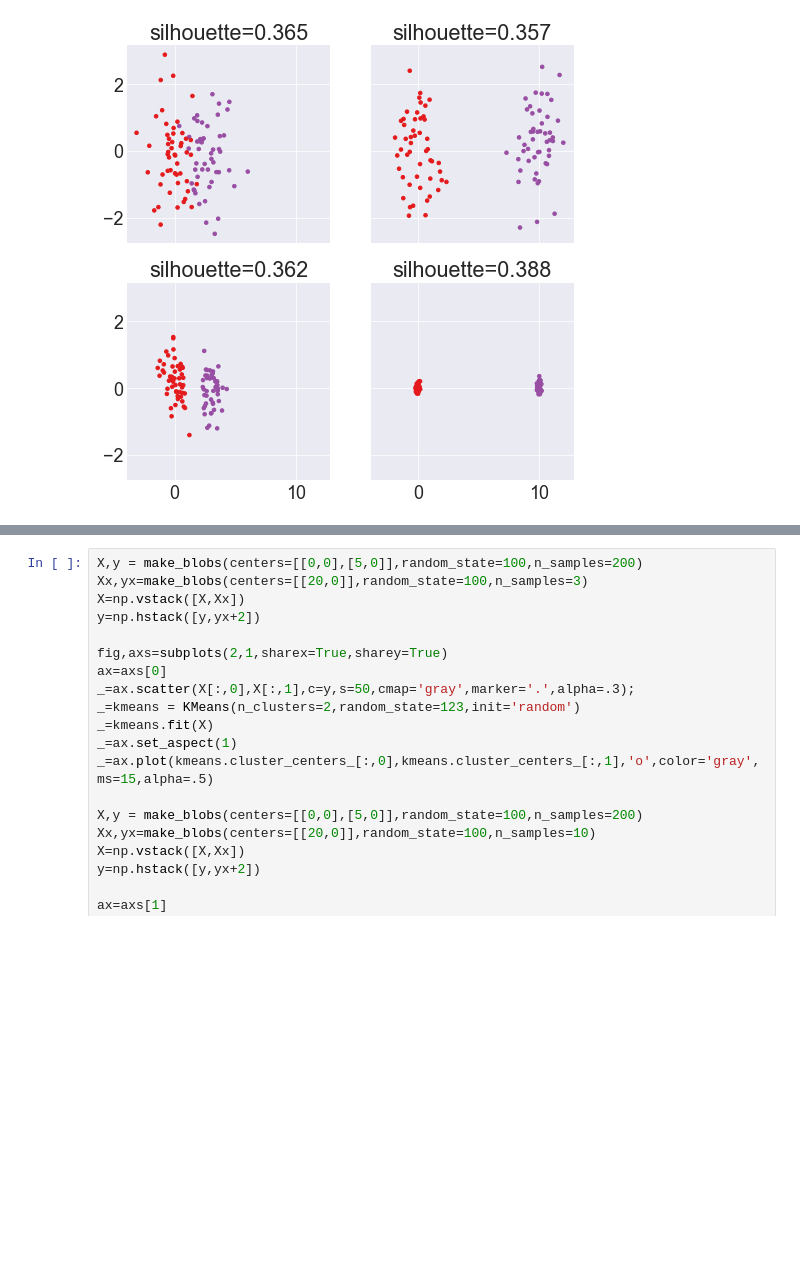
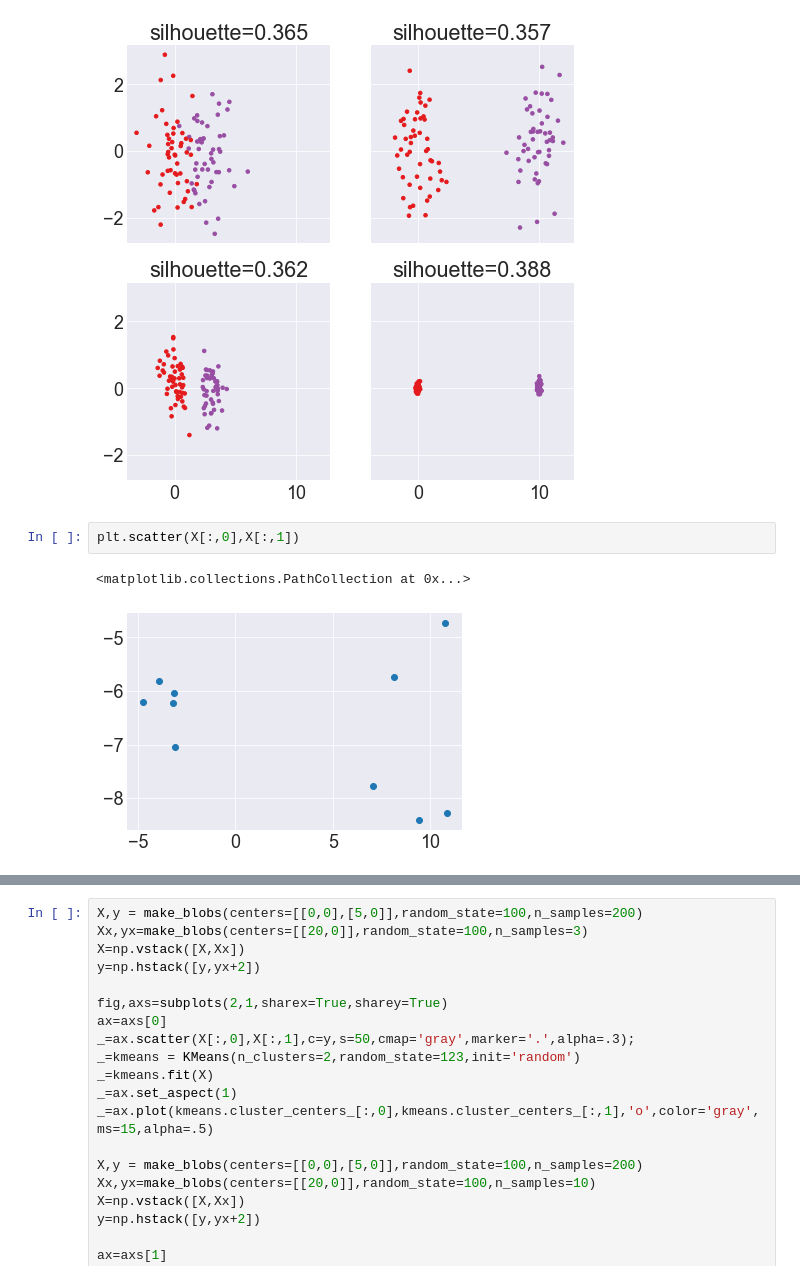
Before and after one commit to hvribeiro/MCSC1, a Jupyter notebook: aulas/04.4 - SVM, PCA, Clustering, and Ensemble Methods.ipynb, the cells around one changed output, grey strips where cells are left out. Cells and saved outputs as stored; diff of their text form; blank space fills up the shorter version.

```diff
--- a/aulas/04.4 - SVM, PCA, Clustering, and Ensemble Methods.ipynb
+++ b/aulas/04.4 - SVM, PCA, Clustering, and Ensemble Methods.ipynb
@@ -1567,3 +1600,8 @@ X, y = make_blobs(
 scatter_fit(X, y, ax)
 # %% [output]
 [figure]
+# %%
+plt.scatter(X[:,0],X[:,1])
+# %% [output]
+<matplotlib.collections.PathCollection at 0x...>
+[figure, added]
```
Also changed, not shown: parts of 21 cells of this notebook.
